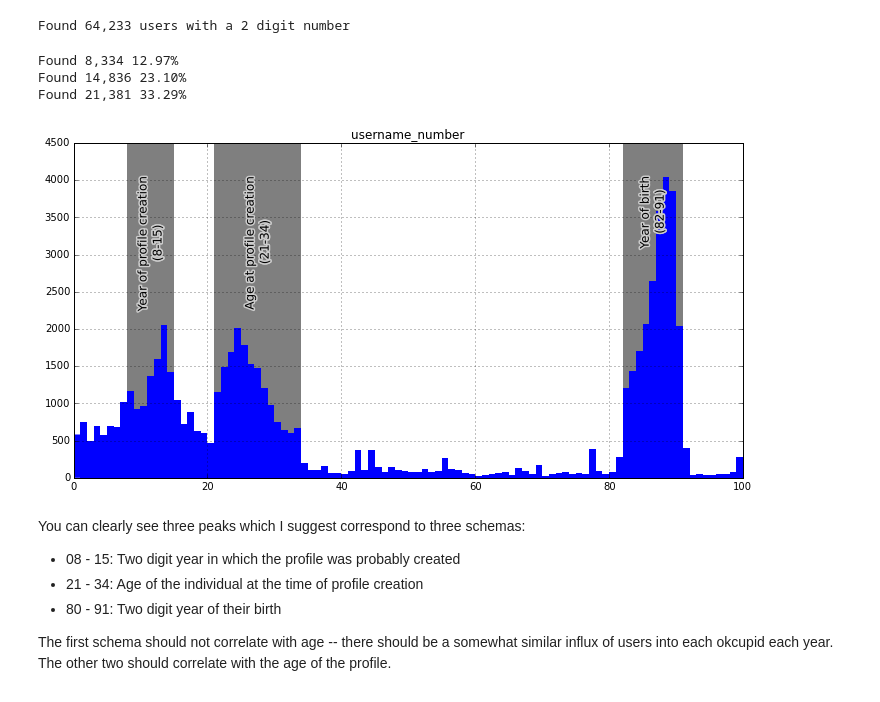
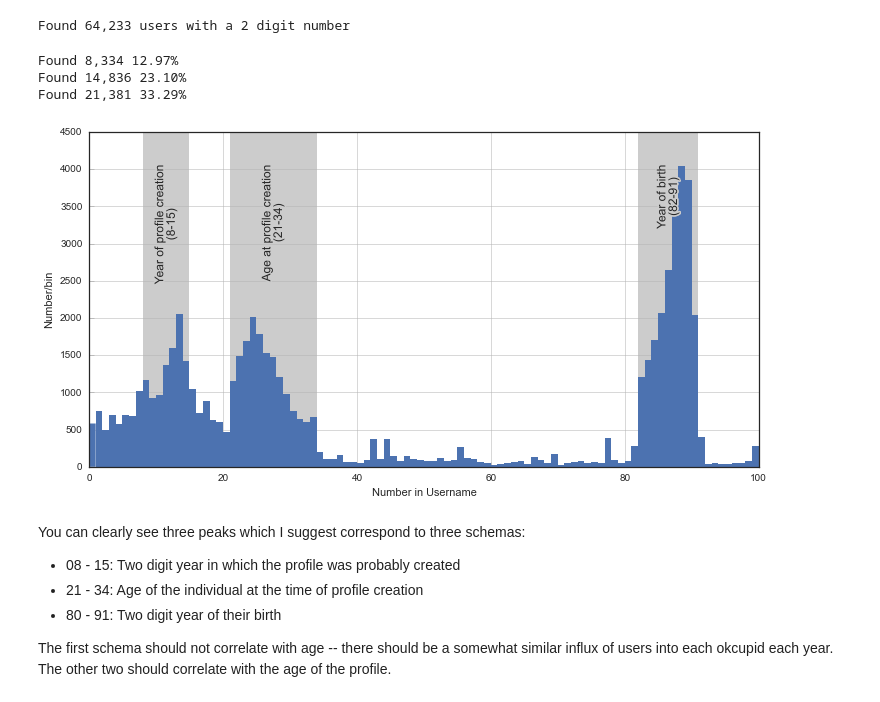
Before and after one commit to ajmendez/explore, a Jupyter notebook: cupid/age.ipynb, the cells around one changed output. Saved outputs shown, nothing was run; the diff lists cells and outputs as text; code cells hidden in the pictures.

```diff
--- a/cupid/age.ipynb
+++ b/cupid/age.ipynb
@@ -10,7 +10,14 @@ import time
 import pylab
 import numpy as np
 import pandas as pd
-from pysurvey.plot import setup, density, icolorbar, text, legend, outline
+import seaborn as sns
+sns.set_style('white')
+
+import pysurvey.plot
+reload(pysurvey.plot)
+
+from pysurvey.plot import setup_sns as setup
+from pysurvey.plot import density, icolorbar, text, legend, outline
 # %%
 people = pd.read_csv('/Users/ajmendez/data/okcupid/random_v3.csv')
 people = people[(people['age'].notnull()) & (people['match'].notnull()) & (people['match'] > 20)]
@@ -86,21 +93,23 @@ Found 64,233 users with a 2 digit number
 # %%
 def add_range(xr, label):
     yr = pylab.ylim()
     n = len(np.where((num['username_number'] > xr[0]) & (num['username_number'] < xr[1]))[0])
     print('Found {:,d} {:0.2f}%'.format(n, n*100.0/len(num)))
-    pylab.axvspan(xr[0],xr[1], lw=0, alpha=0.5, zorder=-1, color='k')
+    pylab.axvspan(xr[0],xr[1], lw=0, alpha=0.2, zorder=-1, color='k')
     text(np.mean(xr), yr[-1]*0.9, label+'\n({:d}-{:d})'.format(*xr), ha='center', va='top', rotation=90, fontsize=12,
          outline_prop=dict(color='0.8'))
 
-num.hist('username_number', bins=np.arange(0,101), lw=0, figsize=(12,6))
+ax=setup(figsize=(12,6), xlabel='Number in Username', tickmarks=False, grid=True, ylabel='Number/bin')
+num.hist('username_number', bins=np.arange(0,101), lw=0, ax=ax)
+pylab.title('')
 add_range([8, 15], 'Year of profile creation')
 add_range([21,34], 'Age at profile creation')
 add_range([82,91], 'Year of birth')
 # %% [output]
 Found 8,334 12.97%
 Found 14,836 23.10%
 Found 21,381 33.29%
-[figure, old version]
+[figure, new version]
 # %% [markdown]
 You can clearly see three peaks which I suggest correspond to three schemas:
 
```
Also changed, not shown: parts of 11 cells of this notebook, 3 other files.
